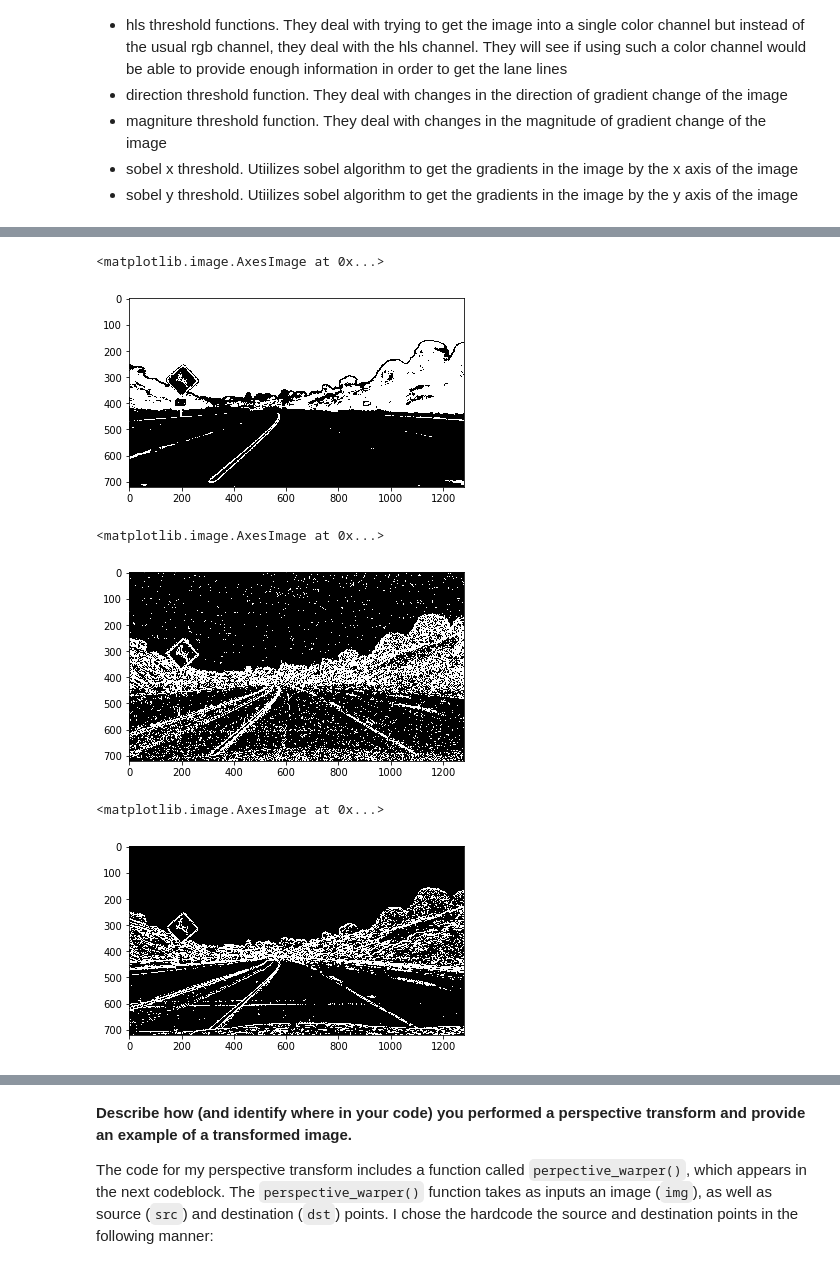
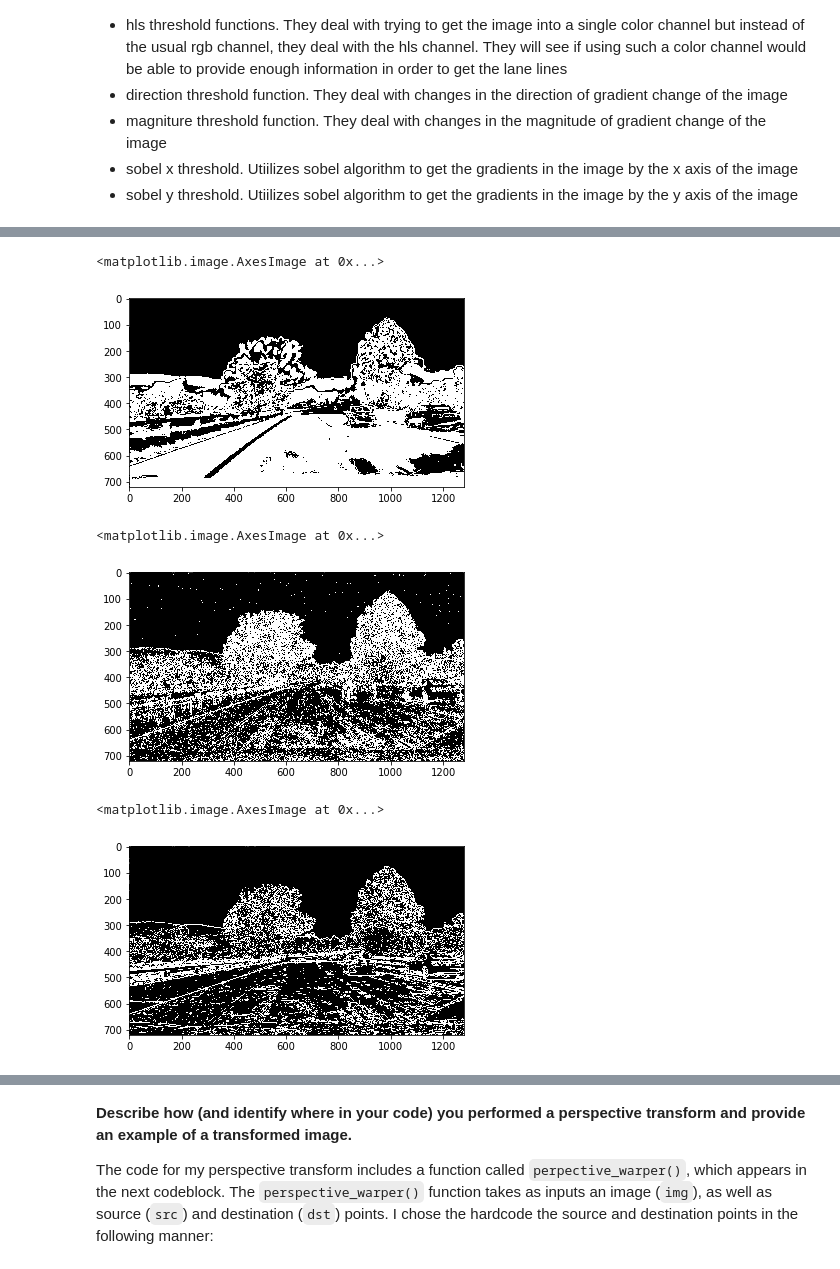
Before and after one commit to hairizuanbinnoorazman/CarND-Advanced-Lane-Lines, a Jupyter notebook: Advanced Lane Finding.ipynb, the cells around one changed output, grey strips where cells are left out. Cells and saved outputs as stored; diff of their text form; code cells hidden in the pictures.

```diff
--- a/Advanced Lane Finding.ipynb
+++ b/Advanced Lane Finding.ipynb
@@ -136,7 +136,7 @@ import matplotlib.pyplot as plt
 import matplotlib.image as mpimg
 
 # Original Image
-image = mpimg.imread('./test_images/test2.jpg')
+image = mpimg.imread('./test_images/test5.jpg')
 print(image.shape)
 plt.imshow(image)
 # %% [output]
@@ -222,11 +222,11 @@ plt.imshow(rgb_binary, cmap='gray')
 # %%
 # Testing with just red filter doesn't work
-#road_image = mpimg.imread("./test_images/test5.jpg")
-hls_binary = hls_threshold(road_image, 's', 'binary', 50, 220)
+road_image = mpimg.imread("./test_images/test1.jpg")
+hls_binary = hls_threshold(road_image, 's', 'binary', 20, 100)
 plt.imshow(hls_binary, cmap='gray')
 # %% [output]
 <matplotlib.image.AxesImage at 0x...>
-[figure, old version]
+[figure, new version]
 # %%
 # Define a function called sobel
 def dir_threshold(img, sobel_kernel=3, thresh=(0, np.pi/2)):
@@ -284,19 +284,19 @@ def abs_sobel_thresh(img, orient='x', thresh_min=0, thresh_max=255):
     # Return the result
     return binary_output
 # %%
-#road_image = mpimg.imread("./test_images/test1.jpg")
-gradx = abs_sobel_thresh(road_image, 'x', 5, 200)
+#road_image = mpimg.imread("./test_images/test2.jpg")
+gradx = abs_sobel_thresh(road_image, 'x', 4, 200)
 plt.imshow(gradx, cmap='gray')
 # %% [output]
 <matplotlib.image.AxesImage at 0x...>
-[figure, old version]
+[figure, new version]
 # %%
 #road_image = mpimg.imread("./test_images/test5.jpg")
 grady = abs_sobel_thresh(road_image, 'y', 10, 200)
 plt.imshow(grady, cmap='gray')
 # %% [output]
 <matplotlib.image.AxesImage at 0x...>
-[figure, old version]
+[figure, new version]
 # %%
 #road_image = mpimg.imread("./test_images/test1.jpg")
 dir_binary = dir_threshold(road_image, 3, (0.6, 0.7))
```
Also changed, not shown: parts of 18 cells of this notebook, 1 other file.
